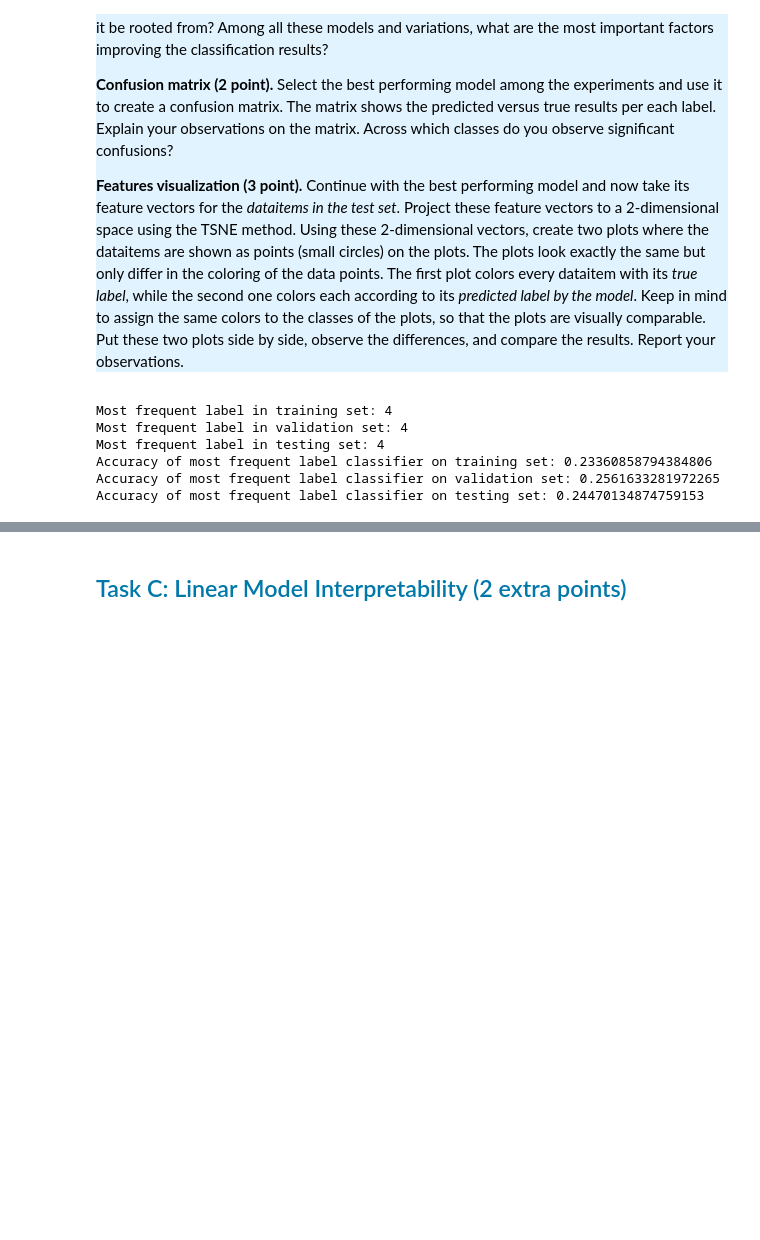
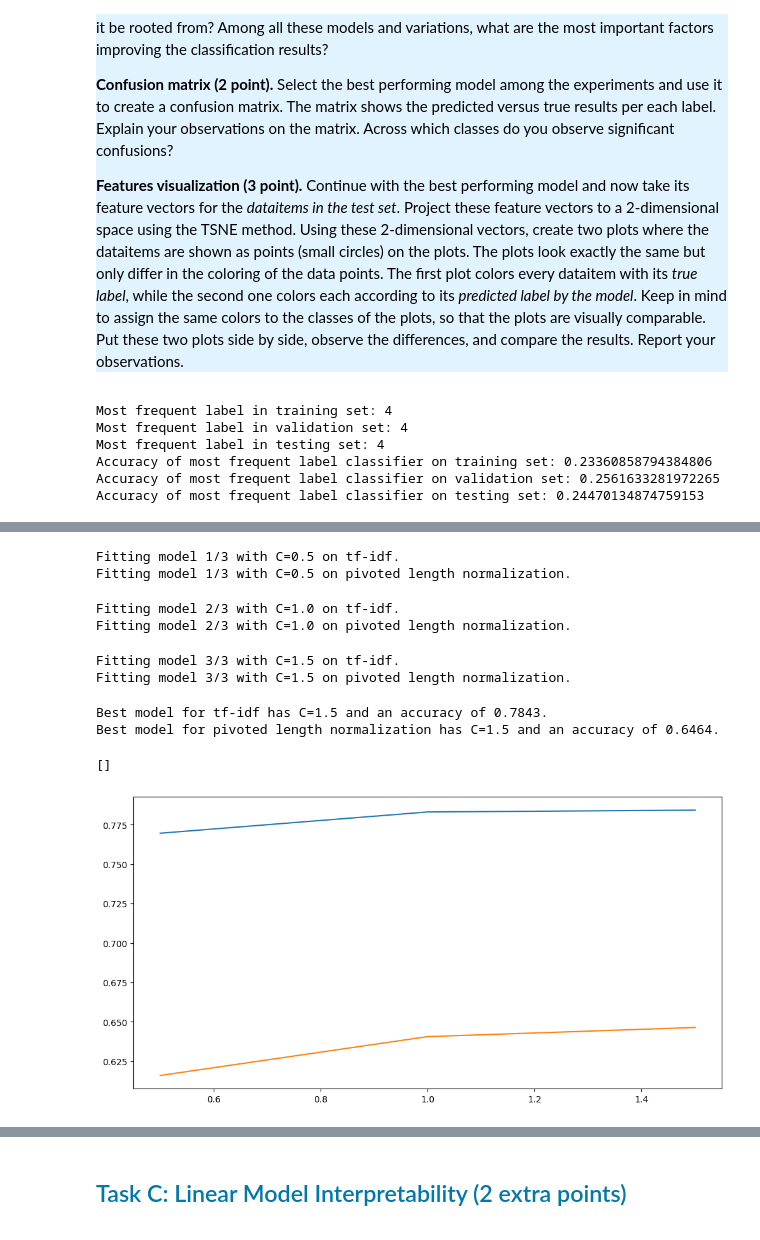
Before and after one commit to th3lias/Natural-Language-Processing, a Jupyter notebook: Assignment 1/Assignment1.ipynb, the cells around one changed output, grey strips where cells are left out. Drawn from its saved outputs; the diff is of its cells as text; code cells hidden in the pictures; blank space fills up the shorter version.

Commit message:
add models :rocket:

```diff
--- a/Assignment 1/Assignment1.ipynb
+++ b/Assignment 1/Assignment1.ipynb
@@ -510,0 +507,43 @@ Best model for pivoted length normalization has n_estimators=50 and an accuracy
+# %%
+from sklearn.svm import LinearSVC  # try a svm
+from sklearn.metrics import accuracy_score
+
+param_grid = [0.5, 1., 1.5]
+current_best_model_tf_idf_svm, current_best_model_pln_svm = None, None
+acc_val_tf_idf_svm, acc_val_pln_svm = [], []
+
+for i, C in tqdm(enumerate(param_grid)):
+    print(f"Fitting model {i+1}/{len(param_grid)} with C={C} on tf-idf.")
+    svm = LinearSVC(C=C, dual=True)
+    svm.fit(tf_idf_train[:, :-1], tf_idf_train[:, -1].astype(int))
+    pred_val = svm.predict(tf_idf_val[:, :-1])
+    acc_val_tf_idf_svm.append(accuracy_score(tf_idf_val[:, -1].astype(int), pred_val))
+    if current_best_model_tf_idf_svm is None or acc_val_tf_idf_svm[i] > current_best_model_tf_idf_svm[1]:
+        current_best_model_tf_idf_svm = (svm, acc_val_tf_idf_svm[i])
+
+    print(f"Fitting model {i+1}/{len(param_grid)} with C={C} on pivoted length normalization.")
+    svm = LinearSVC(C=C, dual=True)
+    svm.fit(pln_train[:, :-1], pln_train[:, -1].astype(int))
+    pred_val = svm.predict(pln_val[:, :-1])
+    acc_val_pln_svm.append(accuracy_score(pln_val[:, -1].astype(int), pred_val))
+    if current_best_model_pln_svm is None or acc_val_pln_svm[i] > current_best_model_pln_svm[1]:
+        current_best_model_pln_svm = (svm, acc_val_pln_svm[i])
+
+print(f"Best model for tf-idf has C={current_best_model_tf_idf_svm[0].C} and an accuracy of {current_best_model_tf_idf_svm[1]:.4f}.")
+print(f"Best model for pivoted length normalization has C={current_best_model_pln_svm[0].C} and an accuracy of {current_best_model_pln_svm[1]:.4f}.")
+
+plt.figure(figsize=(12, 6))
+plt.plot(param_grid, acc_val_tf_idf_svm, label="tf-idf")
+plt.plot(param_grid, acc_val_pln_svm, label="pln")
+plt.plot()
+# %% [output]
+Fitting model 1/3 with C=0.5 on tf-idf.
+Fitting model 1/3 with C=0.5 on pivoted length normalization.
+Fitting model 2/3 with C=1.0 on tf-idf.
+Fitting model 2/3 with C=1.0 on pivoted length normalization.
+Fitting model 3/3 with C=1.5 on tf-idf.
+Fitting model 3/3 with C=1.5 on pivoted length normalization.
+Best model for tf-idf has C=1.5 and an accuracy of 0.7843.
+Best model for pivoted length normalization has C=1.5 and an accuracy of 0.6464.
+[]
+[figure, added]
```
Also changed, not shown: parts of 18 cells of this notebook.
